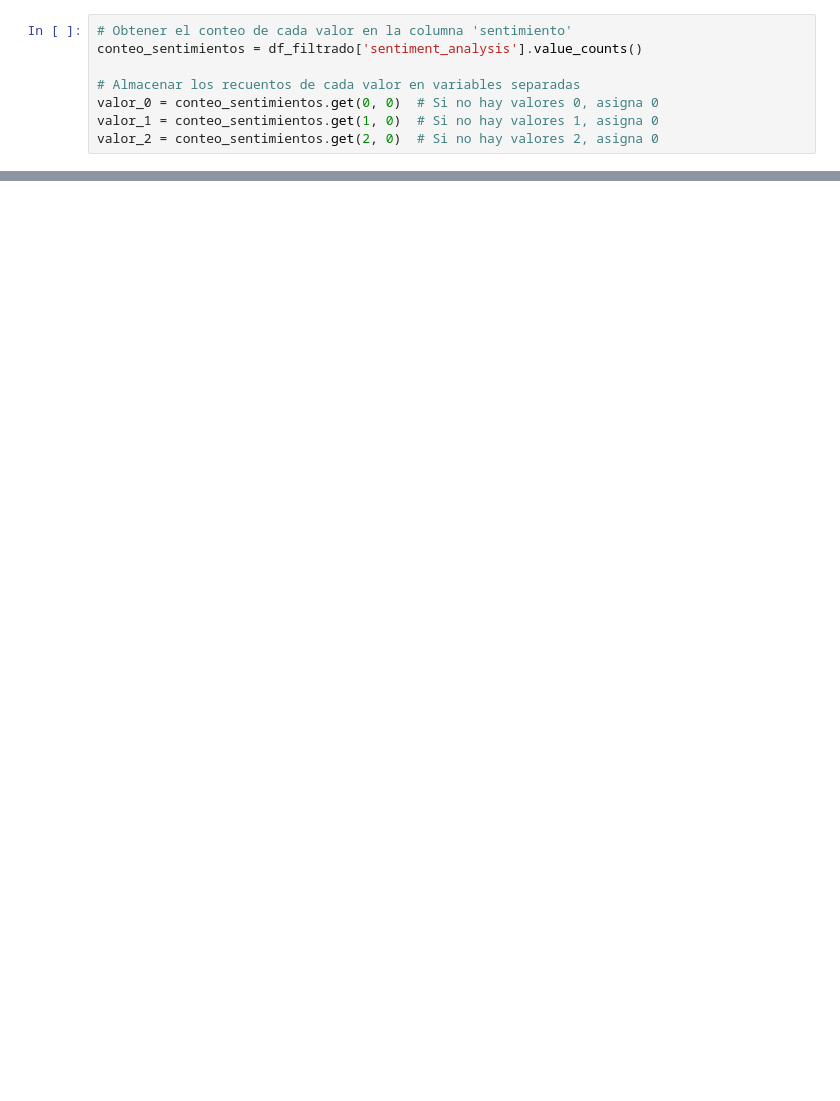
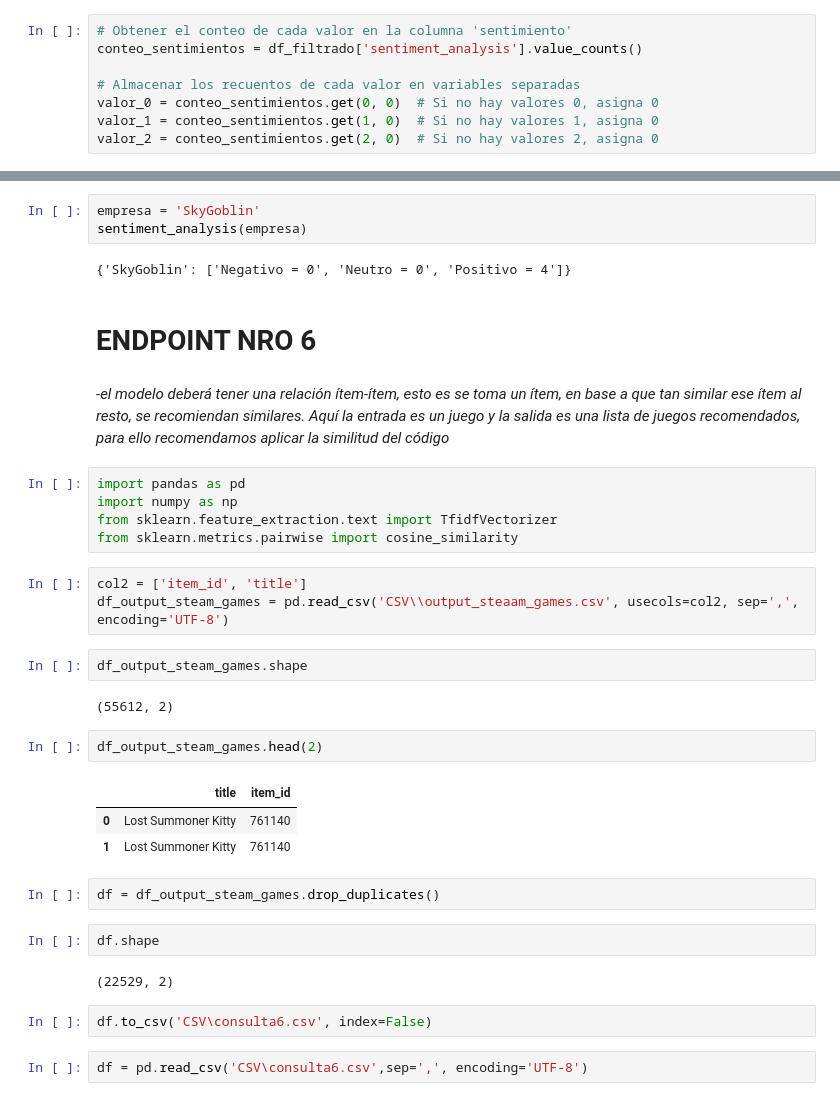
Before and after one commit to cjpizarroz/PI_Data17, a Jupyter notebook: trabajo.ipynb, the cells around one changed output, grey strips where cells are left out. Saved outputs shown, nothing was run; the diff lists cells and outputs as text; blank space fills up the shorter version.

```diff
--- a/trabajo.ipynb
+++ b/trabajo.ipynb
@@ -656,0 +689,37 @@ lista
+# %%
+empresa = 'SkyGoblin'
+sentiment_analysis(empresa)
+# %% [output]
+{'SkyGoblin': ['Negativo = 0', 'Neutro = 0', 'Positivo = 4']}
+# %% [markdown]
+# ENDPOINT NRO 6
+# %% [markdown]
+-*el modelo deberá tener una relación ítem-ítem, esto es se toma un ítem, en base a que tan similar ese ítem al resto, se recomiendan similares. Aquí la entrada es un juego y la salida es una lista de juegos recomendados, para ello recomendamos aplicar la similitud del código*
+# %%
+import pandas as pd
+import numpy as np
+from sklearn.feature_extraction.text import TfidfVectorizer
+from sklearn.metrics.pairwise import cosine_similarity
+# %%
+col2 = ['item_id', 'title']
+df_output_steam_games = pd.read_csv('CSV\\output_steaam_games.csv', usecols=col2, sep=',', encoding='UTF-8')
+# %%
+df_output_steam_games.shape
+# %% [output]
+(55612, 2)
+# %%
+df_output_steam_games.head(2)
+# %% [output]
+|  | title | item_id |
+| 0 | Lost Summoner Kitty | 761140 |
+| 1 | Lost Summoner Kitty | 761140 |
+# %%
+df = df_output_steam_games.drop_duplicates()
+# %%
+df.shape
+# %% [output]
+(22529, 2)
+# %%
+df.to_csv('CSV\consulta6.csv', index=False)
+# %%
+df = pd.read_csv('CSV\consulta6.csv',sep=',', encoding='UTF-8')
```
Also changed, not shown: parts of 45 cells of this notebook, 3 other files.
